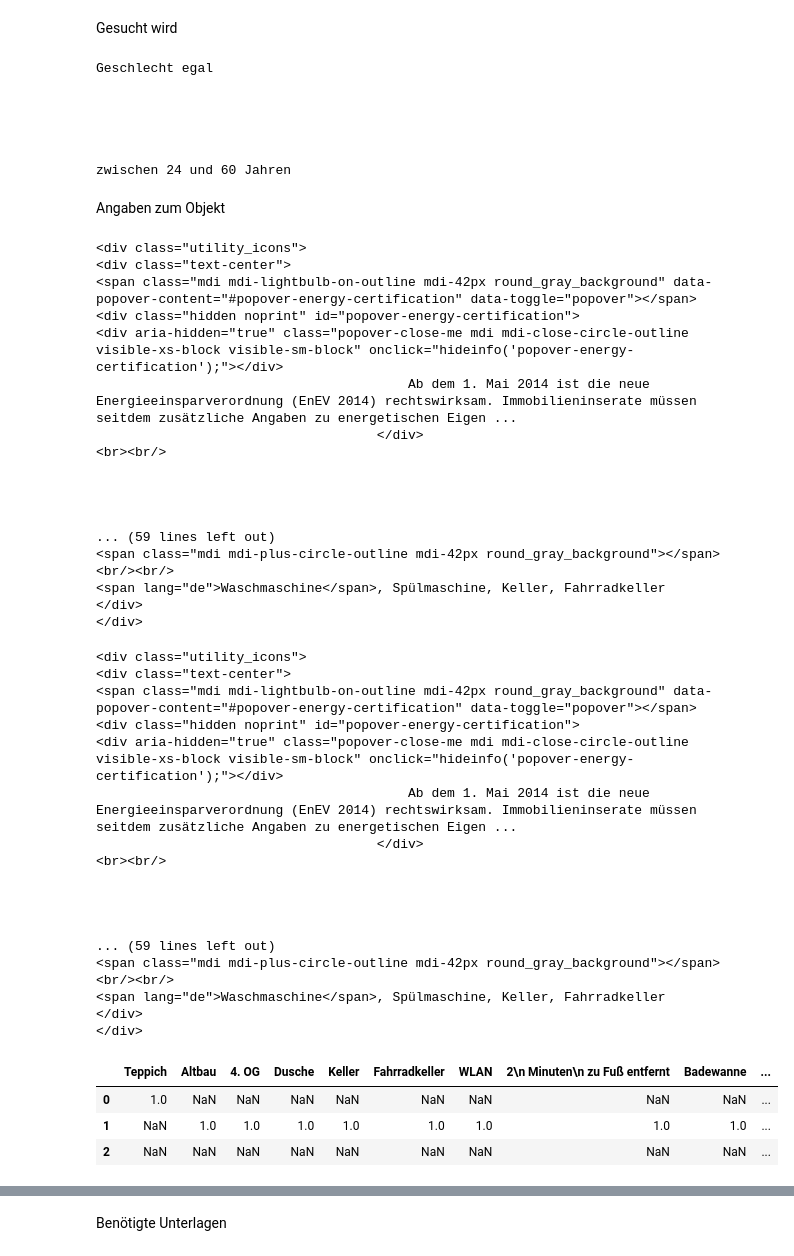
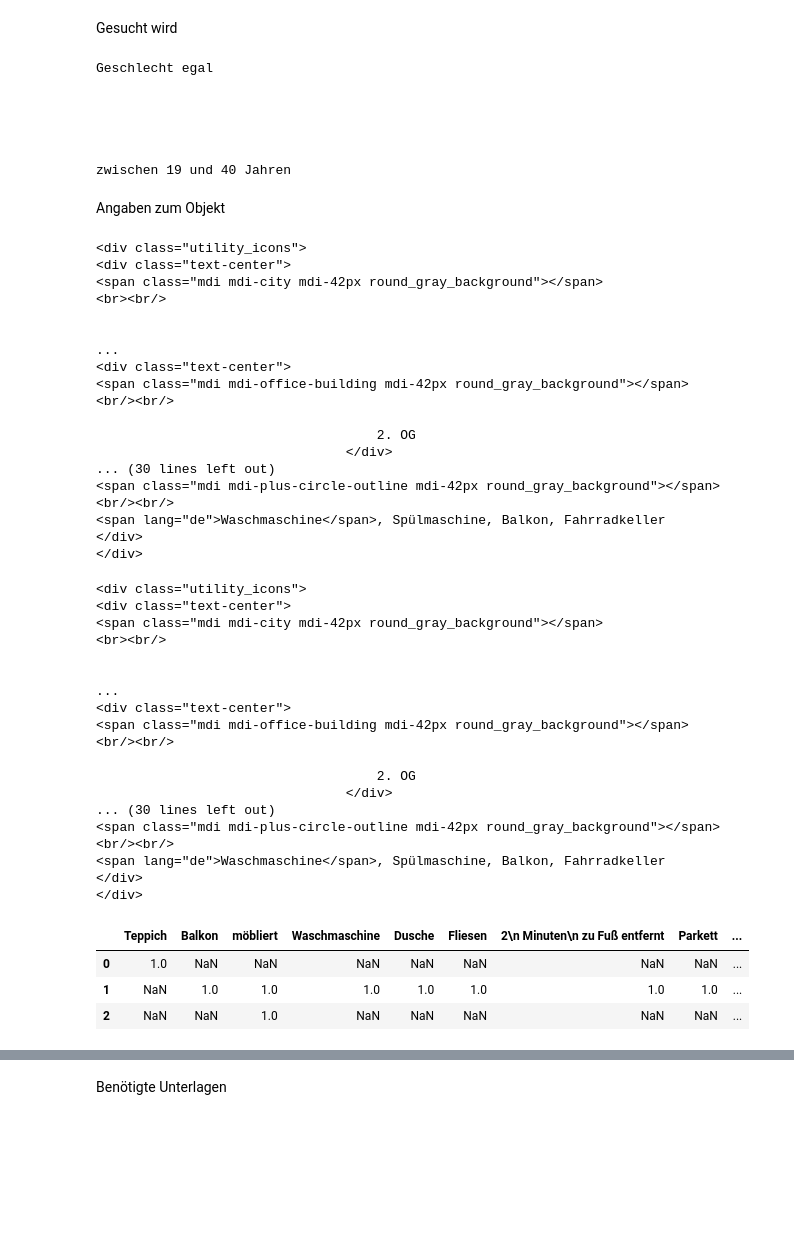
Before and after one commit to iwh-halle/fdap-2024-julian-456, a Jupyter notebook: appartment_analysis/testing/test_web_scrap.ipynb, the cells around one changed output, grey strips where cells are left out. Saved outputs shown, nothing was run; the diff lists cells and outputs as text; code cells hidden in the pictures; blank space fills up the shorter version.

Commit message:
restruture the scraped data

```diff
--- a/appartment_analysis/testing/test_web_scrap.ipynb
+++ b/appartment_analysis/testing/test_web_scrap.ipynb
@@ -242,7 +241,7 @@ KeyboardInterrupt:
 ## Testing Area
 # %%
 result_test_df = pd.DataFrame()
-url_shared_app = "https://www.wg-gesucht.de/wg-zimmer-in-Koeln-Agnesviertel.8024813.html"
+url_shared_app = "https://www.wg-gesucht.de/wg-zimmer-in-Koeln-Ehrenfeld.10763679.html"
 response = requests.get(url_shared_app, allow_redirects=False)
 print(response.status_code)
 
@@ -453,7 +449,7 @@ Geschlecht egal
 
 
 
-                                                                                                                                    zwischen 24 und 60 Jahren
+                                                                                                                                    zwischen 19 und 40 Jahren
 # %% [markdown]
 Angaben zum Objekt
 # %%
@@ -462,20 +458,20 @@ ang_z_objekt
 # %% [output]
 <div class="utility_icons">
 <div class="text-center">
-<span class="mdi mdi-lightbulb-on-outline mdi-42px round_gray_background" data-popover-content="#popover-energy-certification" data-toggle="popover"></span>
-<div class="hidden noprint" id="popover-energy-certification">
-<div aria-hidden="true" class="popover-close-me mdi mdi-close-circle-outline visible-xs-block visible-sm-block" onclick="hideinfo('popover-energy-certification');"></div>
-                                        Ab dem 1. Mai 2014 ist die neue Energieeinsparverordnung (EnEV 2014) rechtswirksam. Immobilieninserate müssen seitdem zusätzliche Angaben zu energetischen Eigen ...
-                                    </div>
+<span class="mdi mdi-city mdi-42px round_gray_background"></span>
 <br><br/>
 
+                                                                                                                                                                                                         ...
+<div class="text-center">
+<span class="mdi mdi-office-building mdi-42px round_gray_background"></span>
+<br/><br/>
 
-
-
-... (59 lines left out)
+                                    2. OG
+                                </div>
+... (30 lines left out)
 <span class="mdi mdi-plus-circle-outline mdi-42px round_gray_background"></span>
 <br/><br/>
-<span lang="de">Waschmaschine</span>, Spülmaschine, Keller, Fahrradkeller                                </div>
+<span lang="de">Waschmaschine</span>, Spülmaschine, Balkon, Fahrradkeller                                </div>
 </div>
 # %%
 import pandas as pd
@@ -522,47 +518,47 @@ def update_dataframe_with_features(html_data, df):
 
 # Beispielnutzung
 url_shared_app = "https://www.wg-gesucht.de/wg-zimmer-in-Koeln-Altstadt-Nord.11062804.html"
 response = requests.get(url_shared_app, allow_redirects=False)
 soup = BeautifulSoup(response.text, 'html.parser')
 html_data_2 = soup.find('div', class_='utility_icons')
 
-url_shared_app = "https://www.wg-gesucht.de/wg-zimmer-in-Koeln-Agnesviertel.8024813.html"
+url_shared_app = "https://www.wg-gesucht.de/wg-zimmer-in-Koeln-Ehrenfeld.10763679.html"
 response = requests.get(url_shared_app, allow_redirects=False)
 soup = BeautifulSoup(response.text, 'html.parser')
 html_data_1 = soup.find('div', class_='utility_icons')
 print(html_data_1)
 # Vorhandener DataFrame mit einer Spalte "Teppich"
 df = pd.DataFrame({'Teppich': [1]})
 
 # Aktualisiere den DataFrame mit den neuen Features aus den ersten HTML-Daten
 df = update_dataframe_with_features(str(html_data_1), df)
 
 # Aktualisiere den DataFrame mit den neuen Features aus den zweiten HTML-Daten
 df = update_dataframe_with_features(str(html_data_2), df)
 
 df.head()
 # %% [output]
 <div class="utility_icons">
 <div class="text-center">
-<span class="mdi mdi-lightbulb-on-outline mdi-42px round_gray_background" data-popover-content="#popover-energy-certification" data-toggle="popover"></span>
-<div class="hidden noprint" id="popover-energy-certification">
-<div aria-hidden="true" class="popover-close-me mdi mdi-close-circle-outline visible-xs-block visible-sm-block" onclick="hideinfo('popover-energy-certification');"></div>
-                                        Ab dem 1. Mai 2014 ist die neue Energieeinsparverordnung (EnEV 2014) rechtswirksam. Immobilieninserate müssen seitdem zusätzliche Angaben zu energetischen Eigen ...
-                                    </div>
+<span class="mdi mdi-city mdi-42px round_gray_background"></span>
 <br><br/>
 
+                                                                                                                                                                                                         ...
+<div class="text-center">
+<span class="mdi mdi-office-building mdi-42px round_gray_background"></span>
+<br/><br/>
 
-
-
-... (59 lines left out)
+                                    2. OG
+                                </div>
+... (30 lines left out)
 <span class="mdi mdi-plus-circle-outline mdi-42px round_gray_background"></span>
 <br/><br/>
-<span lang="de">Waschmaschine</span>, Spülmaschine, Keller, Fahrradkeller                                </div>
+<span lang="de">Waschmaschine</span>, Spülmaschine, Balkon, Fahrradkeller                                </div>
 </div>
-|  | Teppich | Altbau | 4. OG | Dusche | Keller | Fahrradkeller | WLAN | 2\n Minuten\n zu Fuß entfernt | Badewanne | ... |
-| 0 | 1.0 | NaN | NaN | NaN | NaN | NaN | NaN | NaN | NaN | ... |
-| 1 | NaN | 1.0 | 1.0 | 1.0 | 1.0 | 1.0 | 1.0 | 1.0 | 1.0 | ... |
-| 2 | NaN | NaN | NaN | NaN | NaN | NaN | NaN | NaN | NaN | ... |
+|  | Teppich | Balkon | möbliert | Waschmaschine | Dusche | Fliesen | 2\n Minuten\n zu Fuß entfernt | Parkett | ... |
+| 0 | 1.0 | NaN | NaN | NaN | NaN | NaN | NaN | NaN | ... |
+| 1 | NaN | 1.0 | 1.0 | 1.0 | 1.0 | 1.0 | 1.0 | 1.0 | ... |
+| 2 | NaN | NaN | 1.0 | NaN | NaN | NaN | NaN | NaN | ... |
 # %%
 url_shared_app = "https://www.wg-gesucht.de/wg-zimmer-in-Koeln-Nippes.3577779.html"
 response = requests.get(url_shared_app, allow_redirects=False)
```
Also changed, not shown: parts of 10 cells of this notebook, 4 other files.
